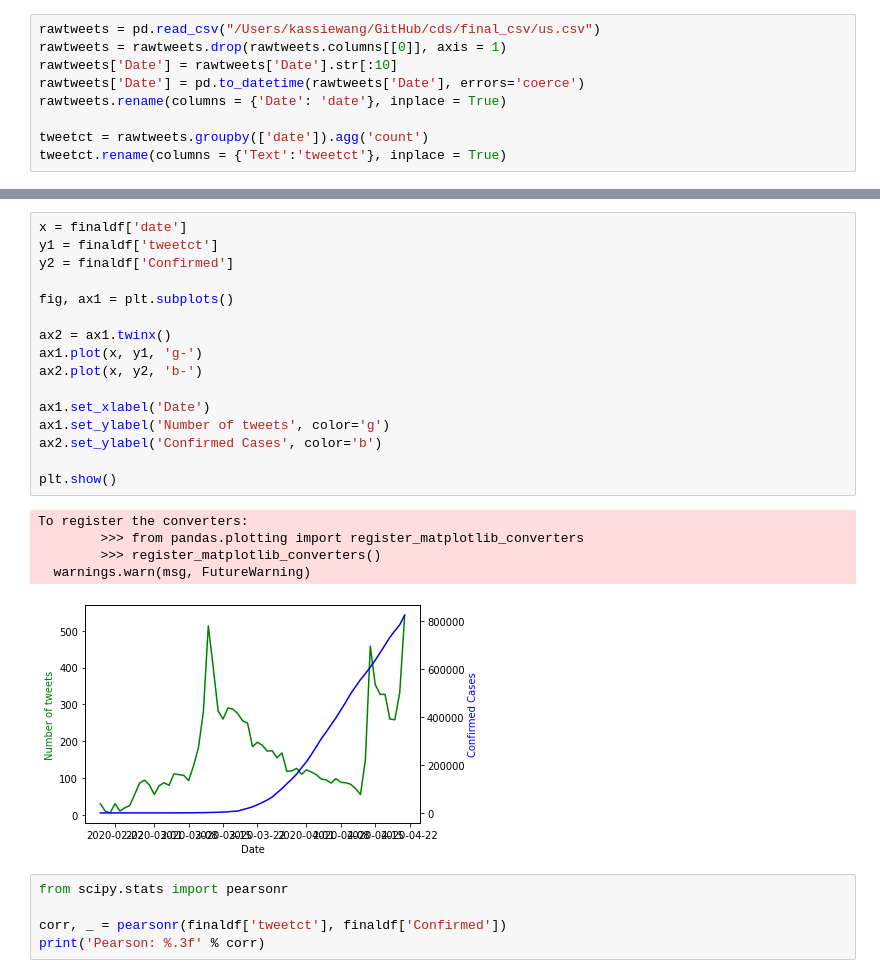
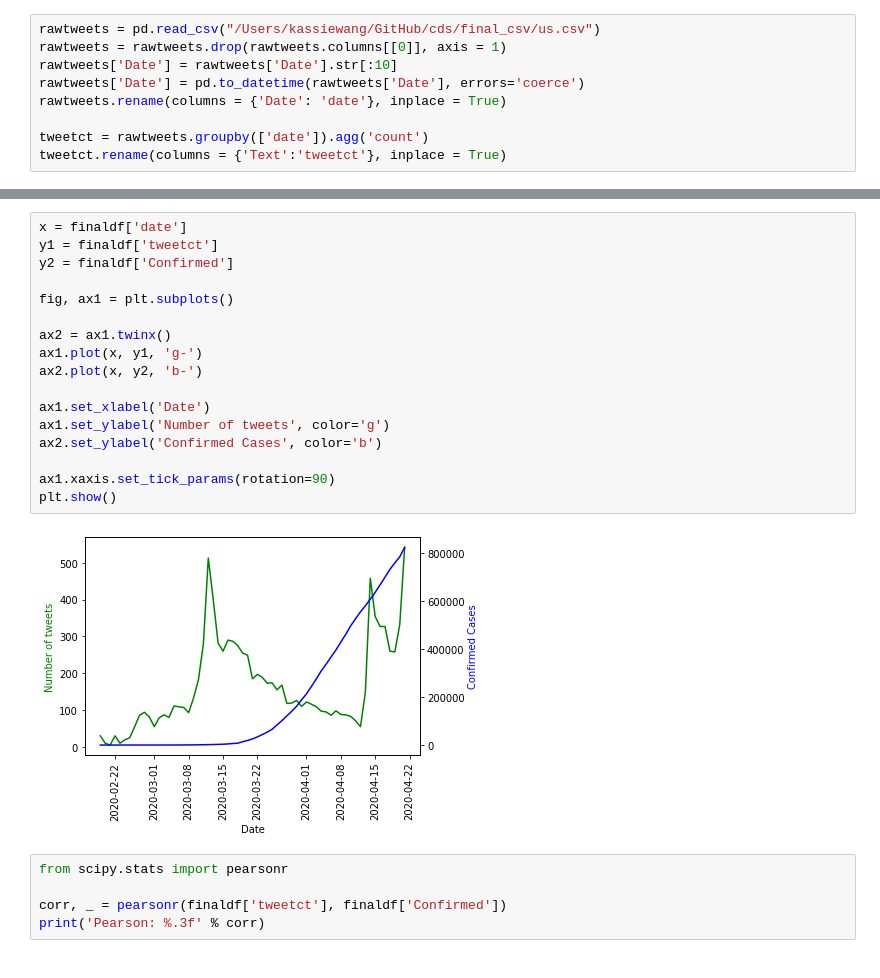
Before and after one commit to shljessie/cds, a Jupyter notebook: Kassie/Final Project.ipynb, the cells around one changed output, grey strips where cells are left out. Drawn from its saved outputs; the diff is of its cells as text.

```diff
--- a/Kassie/Final Project.ipynb
+++ b/Kassie/Final Project.ipynb
@@ -58,25 +45,22 @@ finaldf
 # %%
 x = finaldf['date']
 y1 = finaldf['tweetct']
 y2 = finaldf['Confirmed']
 
 fig, ax1 = plt.subplots()
 
 ax2 = ax1.twinx()
 ax1.plot(x, y1, 'g-')
 ax2.plot(x, y2, 'b-')
 
 ax1.set_xlabel('Date')
 ax1.set_ylabel('Number of tweets', color='g')
 ax2.set_ylabel('Confirmed Cases', color='b')
 
+ax1.xaxis.set_tick_params(rotation=90)
 plt.show()
 # %% [output]
-To register the converters:
-        >>> from pandas.plotting import register_matplotlib_converters
-        >>> register_matplotlib_converters()
-  warnings.warn(msg, FutureWarning)
-[figure, old version]
+[figure, new version]
 # %%
 from scipy.stats import pearsonr
 
```
Also changed, not shown: parts of 1 cell of this notebook, 2 other files.
